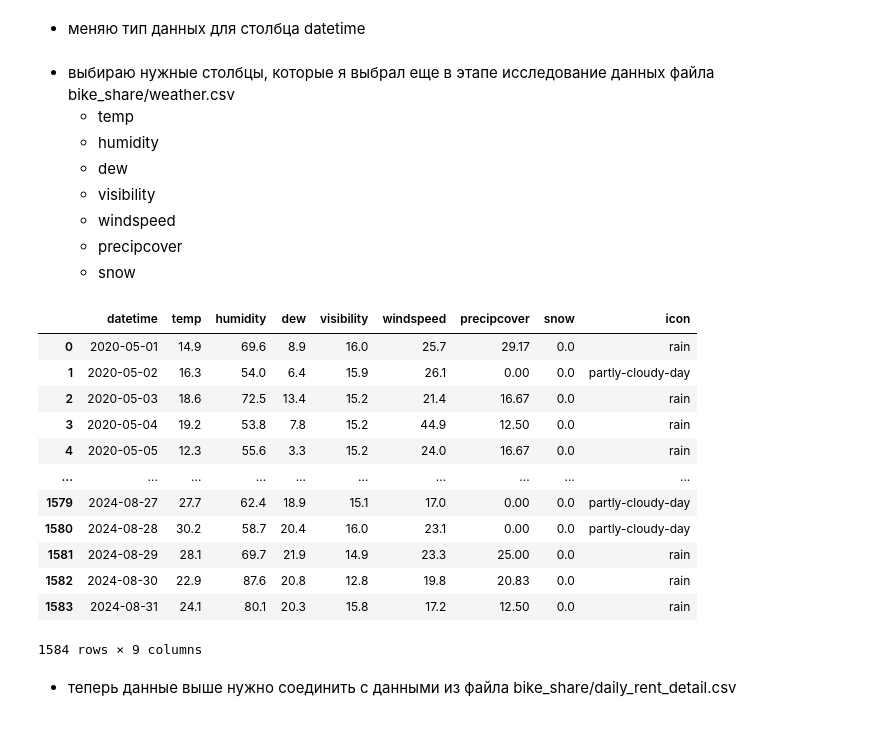
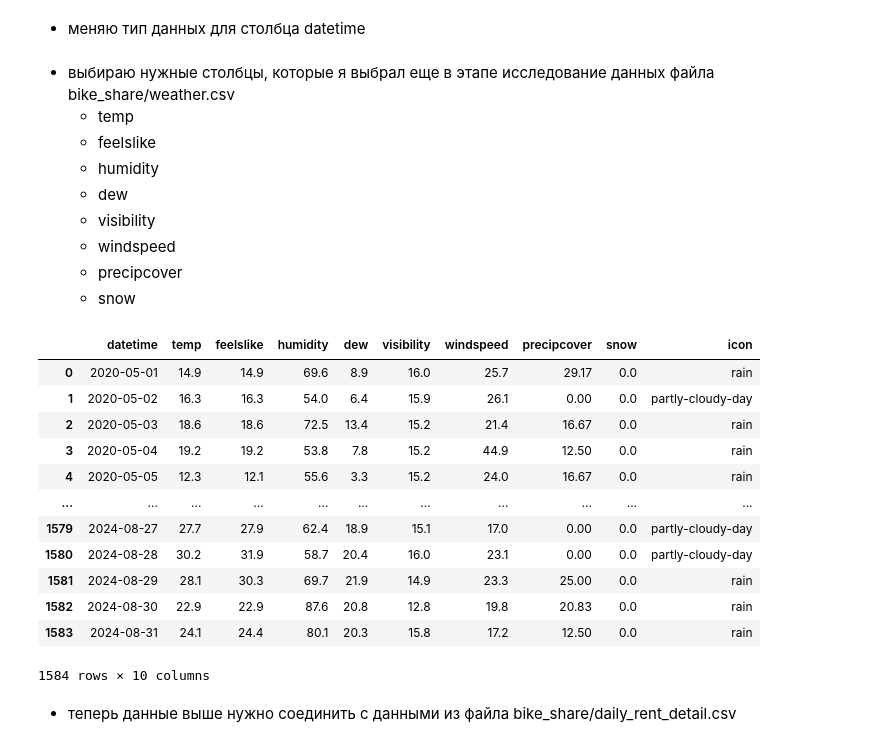
Before and after one commit to sheshukoff/analyze_bike_share, a Jupyter notebook: stages_of_analysis/4_data_preprocessing/2_pre_drd_with_weather.ipynb, the cells around one changed output. Drawn from its saved outputs; the diff is of its cells as text; code cells hidden in the pictures.

```diff
--- a/stages_of_analysis/4_data_preprocessing/2_pre_drd_with_weather.ipynb
+++ b/stages_of_analysis/4_data_preprocessing/2_pre_drd_with_weather.ipynb
@@ -53,6 +53,7 @@ weather['datetime'] = pd.to_datetime(weather['datetime'], unit='ns')
 # %% [markdown]
 - выбираю нужные столбцы, которые я выбрал еще в этапе исследование данных файла bike_share/weather.csv
     - temp
+    - feelslike
     - humidity
     - dew
     - visibility
@@ -60,22 +61,22 @@ weather['datetime'] = pd.to_datetime(weather['datetime'], unit='ns')
     - precipcover
     - snow
 # %%
-weather = weather[['datetime', 'temp', 'humidity', 'dew', 'visibility', 'windspeed', 'precipcover', 'snow', 'icon']]
+weather = weather[['datetime', 'temp', 'feelslike', 'humidity', 'dew', 'visibility', 'windspeed', 'precipcover', 'snow', 'icon']]
 weather
 # %% [output]
-|  | datetime | temp | humidity | dew | visibility | windspeed | precipcover | snow | icon |
-| 0 | 2020-05-01 | 14.9 | 69.6 | 8.9 | 16.0 | 25.7 | 29.17 | 0.0 | rain |
-| 1 | 2020-05-02 | 16.3 | 54.0 | 6.4 | 15.9 | 26.1 | 0.00 | 0.0 | partly-cloudy-day |
-| 2 | 2020-05-03 | 18.6 | 72.5 | 13.4 | 15.2 | 21.4 | 16.67 | 0.0 | rain |
-| 3 | 2020-05-04 | 19.2 | 53.8 | 7.8 | 15.2 | 44.9 | 12.50 | 0.0 | rain |
-| 4 | 2020-05-05 | 12.3 | 55.6 | 3.3 | 15.2 | 24.0 | 16.67 | 0.0 | rain |
-| ... | ... | ... | ... | ... | ... | ... | ... | ... | ... |
-| 1579 | 2024-08-27 | 27.7 | 62.4 | 18.9 | 15.1 | 17.0 | 0.00 | 0.0 | partly-cloudy-day |
-| 1580 | 2024-08-28 | 30.2 | 58.7 | 20.4 | 16.0 | 23.1 | 0.00 | 0.0 | partly-cloudy-day |
-| 1581 | 2024-08-29 | 28.1 | 69.7 | 21.9 | 14.9 | 23.3 | 25.00 | 0.0 | rain |
-| 1582 | 2024-08-30 | 22.9 | 87.6 | 20.8 | 12.8 | 19.8 | 20.83 | 0.0 | rain |
-| 1583 | 2024-08-31 | 24.1 | 80.1 | 20.3 | 15.8 | 17.2 | 12.50 | 0.0 | rain |
+|  | datetime | temp | feelslike | humidity | dew | visibility | windspeed | precipcover | snow | icon |
+| 0 | 2020-05-01 | 14.9 | 14.9 | 69.6 | 8.9 | 16.0 | 25.7 | 29.17 | 0.0 | rain |
+| 1 | 2020-05-02 | 16.3 | 16.3 | 54.0 | 6.4 | 15.9 | 26.1 | 0.00 | 0.0 | partly-cloudy-day |
+| 2 | 2020-05-03 | 18.6 | 18.6 | 72.5 | 13.4 | 15.2 | 21.4 | 16.67 | 0.0 | rain |
+| 3 | 2020-05-04 | 19.2 | 19.2 | 53.8 | 7.8 | 15.2 | 44.9 | 12.50 | 0.0 | rain |
+| 4 | 2020-05-05 | 12.3 | 12.1 | 55.6 | 3.3 | 15.2 | 24.0 | 16.67 | 0.0 | rain |
+| ... | ... | ... | ... | ... | ... | ... | ... | ... | ... | ... |
+| 1579 | 2024-08-27 | 27.7 | 27.9 | 62.4 | 18.9 | 15.1 | 17.0 | 0.00 | 0.0 | partly-cloudy-day |
+| 1580 | 2024-08-28 | 30.2 | 31.9 | 58.7 | 20.4 | 16.0 | 23.1 | 0.00 | 0.0 | partly-cloudy-day |
+| 1581 | 2024-08-29 | 28.1 | 30.3 | 69.7 | 21.9 | 14.9 | 23.3 | 25.00 | 0.0 | rain |
+| 1582 | 2024-08-30 | 22.9 | 22.9 | 87.6 | 20.8 | 12.8 | 19.8 | 20.83 | 0.0 | rain |
+| 1583 | 2024-08-31 | 24.1 | 24.4 | 80.1 | 20.3 | 15.8 | 17.2 | 12.50 | 0.0 | rain |
-1584 rows × 9 columns
+1584 rows × 10 columns
 # %% [markdown]
 - теперь данные выше нужно соединить с данными из файла bike_share/daily_rent_detail.csv
 # %% [markdown]
```
Also changed, not shown: parts of 10 cells of this notebook.
